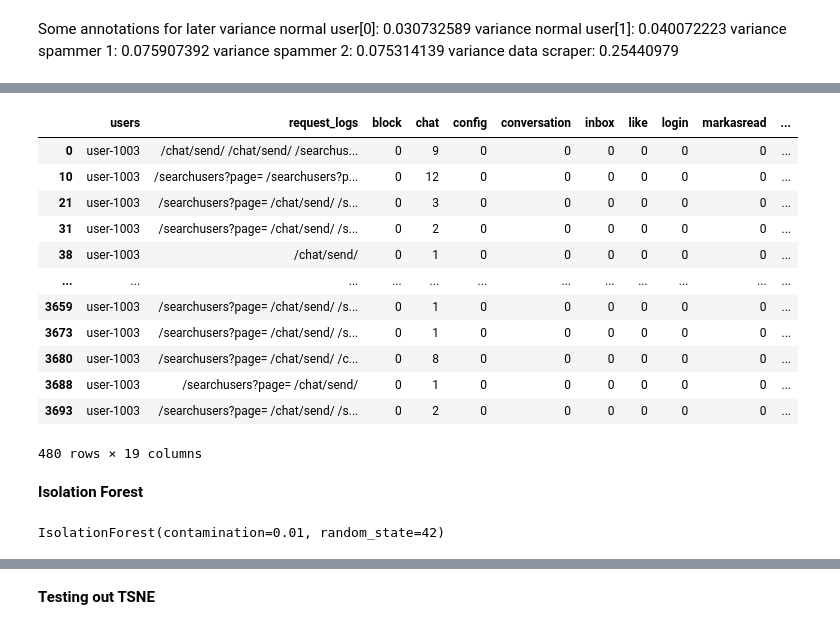
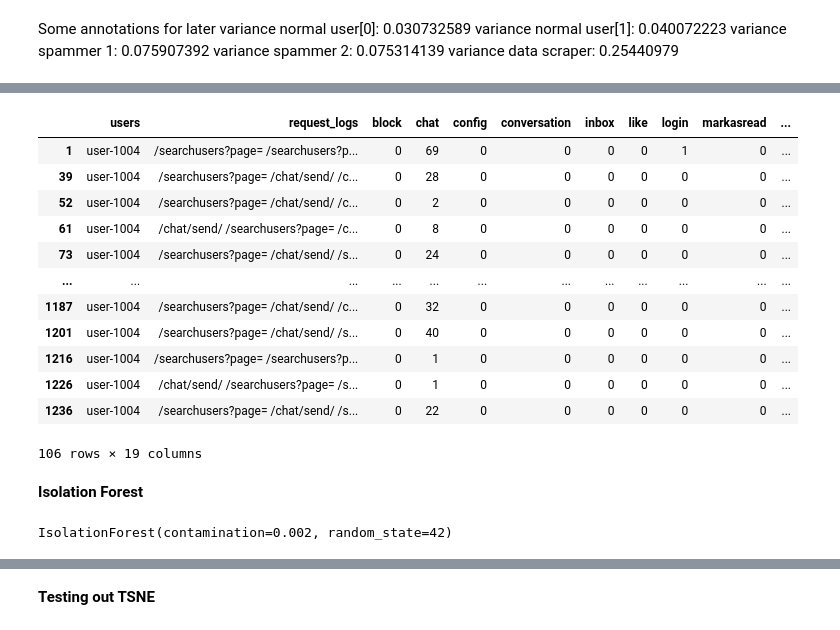
Before and after one commit to Request-analysis-ML/request-analyzer-model, a Jupyter notebook: main.ipynb, the cells around one changed output, grey strips where cells are left out. Cells and saved outputs as stored; diff of their text form; code cells hidden in the pictures.

```diff
--- a/main.ipynb
+++ b/main.ipynb
@@ -160,19 +187,19 @@ joined_df
 # %%
-joined_df.loc[joined_df['users'] == ' user-1003']
+joined_df.loc[joined_df['users'] == ' user-1004']
 # %% [output]
 |  | users | request_logs | block | chat | config | conversation | inbox | like | login | markasread | ... |
-| 0 | user-1003 | /chat/send/ /chat/send/ /searchus... | 0 | 9 | 0 | 0 | 0 | 0 | 0 | 0 | ... |
-| 10 | user-1003 | /searchusers?page= /searchusers?p... | 0 | 12 | 0 | 0 | 0 | 0 | 0 | 0 | ... |
-| 21 | user-1003 | /searchusers?page= /chat/send/ /s... | 0 | 3 | 0 | 0 | 0 | 0 | 0 | 0 | ... |
-| 31 | user-1003 | /searchusers?page= /chat/send/ /s... | 0 | 2 | 0 | 0 | 0 | 0 | 0 | 0 | ... |
-| 38 | user-1003 | /chat/send/ | 0 | 1 | 0 | 0 | 0 | 0 | 0 | 0 | ... |
+| 1 | user-1004 | /searchusers?page= /searchusers?p... | 0 | 69 | 0 | 0 | 0 | 0 | 1 | 0 | ... |
+| 39 | user-1004 | /searchusers?page= /chat/send/ /c... | 0 | 28 | 0 | 0 | 0 | 0 | 0 | 0 | ... |
+| 52 | user-1004 | /searchusers?page= /chat/send/ /c... | 0 | 2 | 0 | 0 | 0 | 0 | 0 | 0 | ... |
+| 61 | user-1004 | /chat/send/ /searchusers?page= /c... | 0 | 8 | 0 | 0 | 0 | 0 | 0 | 0 | ... |
+| 73 | user-1004 | /searchusers?page= /chat/send/ /s... | 0 | 24 | 0 | 0 | 0 | 0 | 0 | 0 | ... |
 | ... | ... | ... | ... | ... | ... | ... | ... | ... | ... | ... | ... |
-| 3659 | user-1003 | /searchusers?page= /chat/send/ /s... | 0 | 1 | 0 | 0 | 0 | 0 | 0 | 0 | ... |
-| 3673 | user-1003 | /searchusers?page= /chat/send/ /s... | 0 | 1 | 0 | 0 | 0 | 0 | 0 | 0 | ... |
-| 3680 | user-1003 | /searchusers?page= /chat/send/ /c... | 0 | 8 | 0 | 0 | 0 | 0 | 0 | 0 | ... |
-| 3688 | user-1003 | /searchusers?page= /chat/send/ | 0 | 1 | 0 | 0 | 0 | 0 | 0 | 0 | ... |
-| 3693 | user-1003 | /searchusers?page= /chat/send/ /s... | 0 | 2 | 0 | 0 | 0 | 0 | 0 | 0 | ... |
+| 1187 | user-1004 | /searchusers?page= /chat/send/ /c... | 0 | 32 | 0 | 0 | 0 | 0 | 0 | 0 | ... |
+| 1201 | user-1004 | /searchusers?page= /chat/send/ /s... | 0 | 40 | 0 | 0 | 0 | 0 | 0 | 0 | ... |
+| 1216 | user-1004 | /searchusers?page= /searchusers?p... | 0 | 1 | 0 | 0 | 0 | 0 | 0 | 0 | ... |
+| 1226 | user-1004 | /chat/send/ /searchusers?page= /s... | 0 | 1 | 0 | 0 | 0 | 0 | 0 | 0 | ... |
+| 1236 | user-1004 | /searchusers?page= /chat/send/ /s... | 0 | 22 | 0 | 0 | 0 | 0 | 0 | 0 | ... |
-480 rows × 19 columns
+106 rows × 19 columns
 # %% [markdown]
 **Isolation Forest**
 # %%
@@ -185,12 +212,12 @@ df_anomaly = df_vect_scores
 #anomaly_inputs = ['profile', 'page', 'searchusers', 'block', 'chat', 'conversation', 'inbox', 'report', 'send', 'like', 'login', 'markasread', 'photos', 'userconfig', 'var_reqs', 'unique_reqs']
 
 #only higher level features as inputs
-anomaly_inputs = ['var_reqs', 'send']
+anomaly_inputs = ['var_reqs', 'unique_reqs']
 
-model_if = IsolationForest(contamination=0.010, random_state=42)
+model_if = IsolationForest(contamination=0.002, random_state=42)
 model_if.fit(df_anomaly[anomaly_inputs])
 # %% [output]
-IsolationForest(contamination=0.01, random_state=42)
+IsolationForest(contamination=0.002, random_state=42)
 # %%
 df_anomaly['anomaly_score'] = model_if.decision_function(df_anomaly[anomaly_inputs])
 df_anomaly['anomaly'] = model_if.predict(df_anomaly[anomaly_inputs])
```
Also changed, not shown: parts of 8 cells of this notebook.
